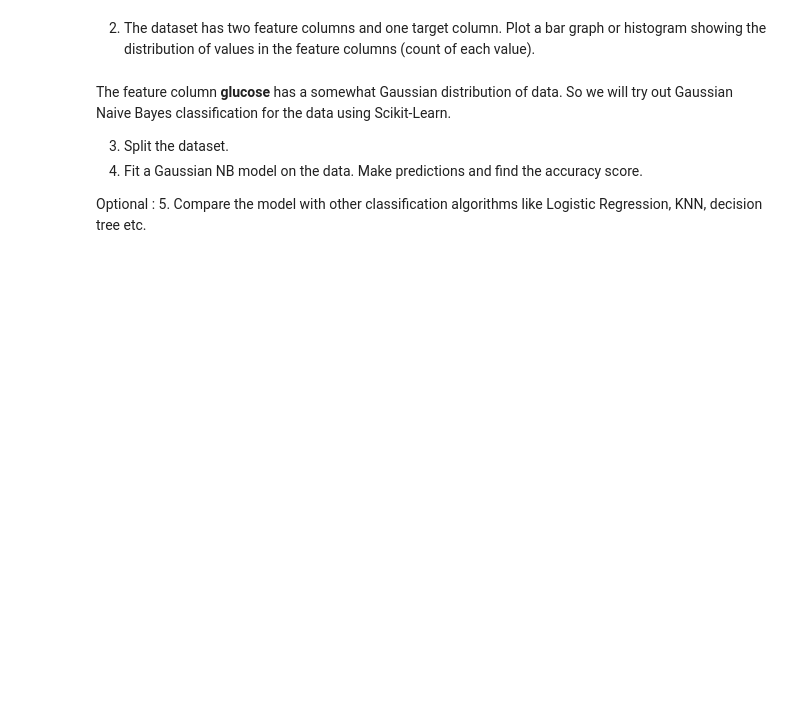
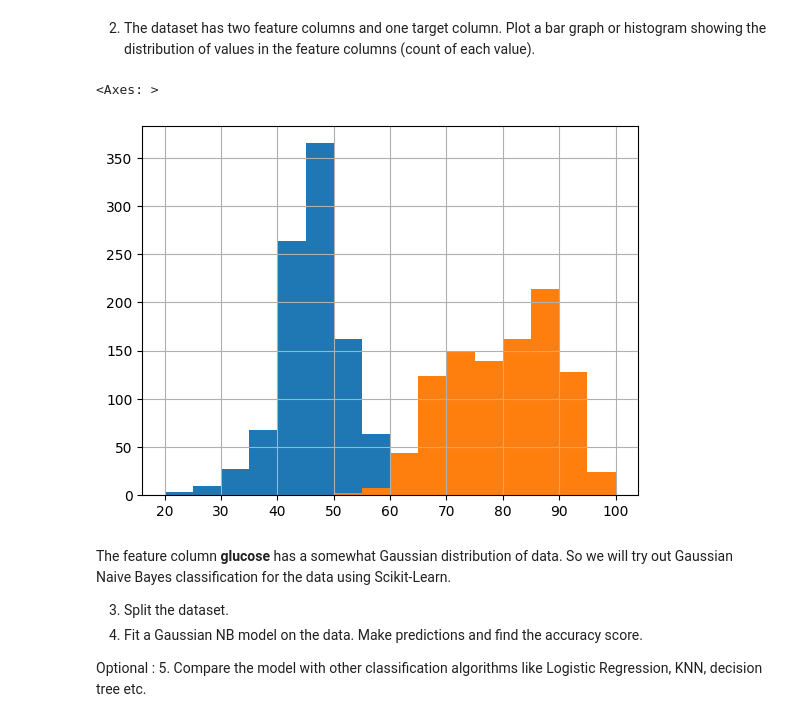
Before and after one commit to Intro-to-ML-and-DL/Intro-to-ML-and-DL, a Jupyter notebook: Week 4/Assignment/Stamatics_Assignment3.ipynb, the cells around one changed output. Drawn from its saved outputs; the diff is of its cells as text; code cells hidden in the pictures; blank space fills up the shorter version.

```diff
--- a/Week 4/Assignment/Stamatics_Assignment3.ipynb
+++ b/Week 4/Assignment/Stamatics_Assignment3.ipynb
@@ -9,0 +17,5 @@ The dataset **diabetes_classification.csv** has 3 columns and 995 entries with t
+# %%
+
+diabetes_data=pd.read_csv("diabetes.csv")
+diabetes_df=pd.DataFrame(diabetes_data)
+diabetes_df.head()
@@ -10,5 +29,11 @@ The dataset **diabetes_classification.csv** has 3 columns and 995 entries with t
 # %% [markdown]
 2. The dataset has two feature columns and one target column. Plot a bar graph or histogram showing the distribution of values in the feature columns (count of each value).
+# %%
+diabetes_df["glucose"].hist()
+diabetes_df["bloodpressure"].hist()
+# %% [output]
+<Axes: >
+[figure, added]
 # %% [markdown]
  The feature column **glucose** has a somewhat Gaussian distribution of data. So we will try out Gaussian Naive Bayes classification for the data using Scikit-Learn.
 
```
Also changed, not shown: parts of 36 cells of this notebook.
